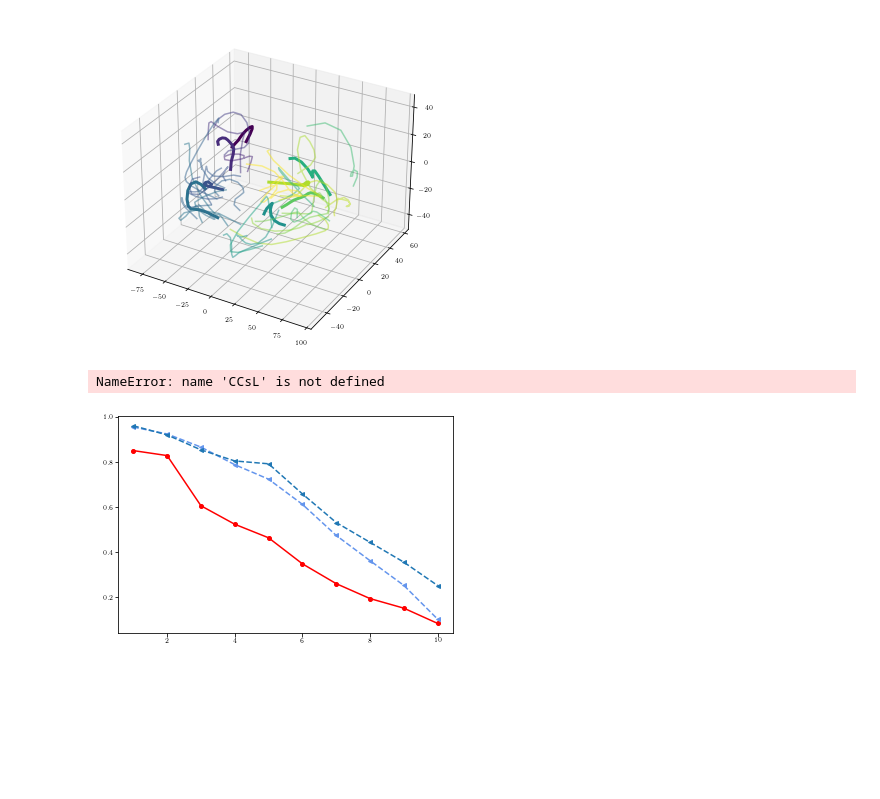
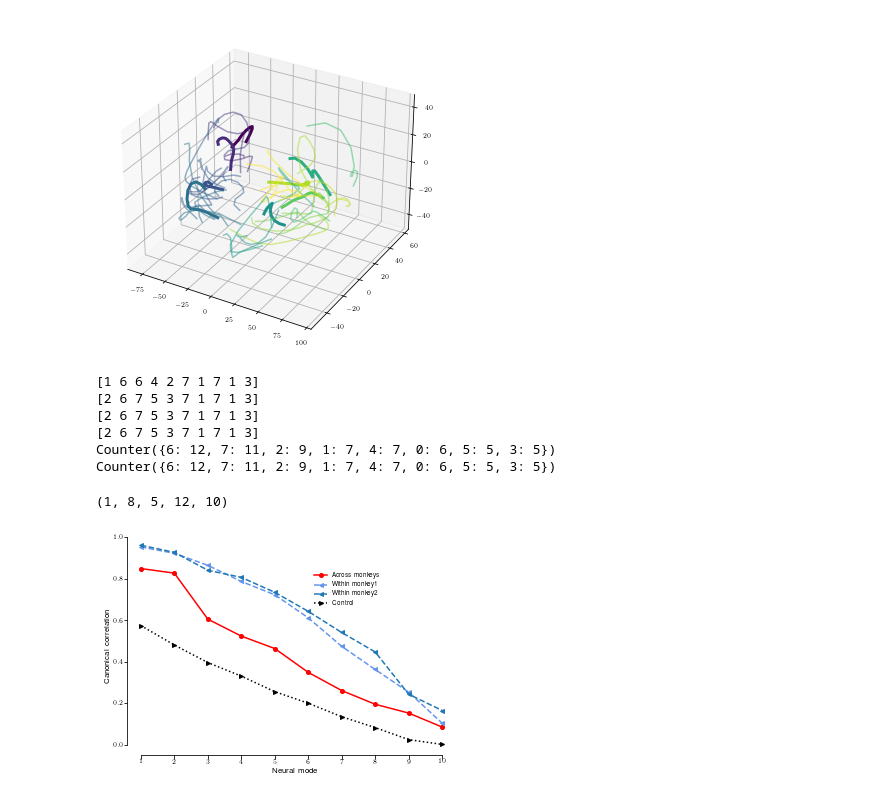
Before and after one commit to AtMostafa/multi-animal-alignment, a Jupyter notebook: random_walk/match_data.ipynb, the cells around one changed output. Drawn from its saved outputs; the diff is of its cells as text; code cells hidden in the pictures; blank space fills up the shorter version.

```diff
--- a/random_walk/match_data.ipynb
+++ b/random_walk/match_data.ipynb
@@ -98,5 +102,5 @@ def get_full_random_walk_data():
 # %%
-MCx_list, allDFs_MCx, allDFs_reaches_MCx = get_full_random_walk_data()
+MCx_list, allDFs_MCx, allDFs_exec_MCx = get_full_random_walk_data()
 # %%
 ref_file = 'Chewie_RT_CS_2016-10-21.mat'
 ref_i = [y for x,y in MCx_list].index(ref_file)
@@ -333,12 +350,36 @@ for df_ in [df1_subset,df2_subset]:
 [figure]
 [figure]
 [figure]
+# %%
+df1_ = pd.DataFrame({'reach_id':df1_subset.reach_id}).merge(allDFs_MCx[ref_i])
+df2_ = pd.DataFrame({'reach_id':df2_subset.reach_id}).merge(allDFs_MCx[ex_i])
+
+#set target ids
+print(df1_.target_group.values[:10])
+print(df2_.target_group.values[:10])
+
+df1_.target_group = df2_.target_group.values #TODO: fix and redefine this
+df1_['target_id'] = df1_.target_group.values
+df2_['target_id'] = df2_.target_group.values
+
+print(df1_.target_group.values[:10])
+print(df2_.target_group.values[:10])
+
+print(collections.Counter(df1_.target_group))
+print(collections.Counter(df2_.target_group))
+# %% [output]
+[1 6 6 4 2 7 1 7 1 3]
+[2 6 7 5 3 7 1 7 1 3]
+[2 6 7 5 3 7 1 7 1 3]
+[2 6 7 5 3 7 1 7 1 3]
+Counter({6: 12, 7: 11, 2: 9, 1: 7, 4: 7, 0: 6, 5: 5, 3: 5})
+Counter({6: 12, 7: 11, 2: 9, 1: 7, 4: 7, 0: 6, 5: 5, 3: 5})
 # %%
-df1 = df1_subset
-df2 = df1_subset
+#cca
+AllData1 = dt.get_data_array(df1_, epoch = defs.exec_epoch, area=defs.areas[2], model=defs.n_components)
+AllData2 = dt.get_data_array(df2_, epoch = defs.exec_epoch, area=defs.areas[2], model=defs.n_components)
+print(AllData1.shape) #session x target_groups x trials x time x modes
 
-AllData1 = dt.get_data_array(df1_subset, area=defs.areas[2], model=defs.n_components)
-AllData2 = dt.get_data_array(df2_subset, area=defs.areas[2], model=defs.n_components)
 _,_, min_trials, min_time,_ = np.min((AllData1.shape,AllData2.shape),axis=0)
 allCCs=[]
 for sessionData1,sessionData2 in zip(AllData1,AllData2):
@@ -348,25 +389,25 @@ for sessionData1,sessionData2 in zip(AllData1,AllData2):
 allCCs = np.array(allCCs).T
 
 # lower bound
-# len_trial = int(np.round(np.diff(defs.WINDOW_exec)/defs.BIN_SIZE))
-# AllDataL1 = defs._get_data_array(df1_subset, epoch_L=len_trial, area=defs.areas[2], model=defs.n_components)
-# AllDataL2 = defs._get_data_array(df2_subset, epoch_L=len_trial, area=defs.areas[2], model=defs.n_components)
-# _,_, min_trials, min_time,_ = np.min((AllDataL1.shape,AllDataL2.shape),axis=0)
-# CCsL=[]
-# for sessionData1,sessionData2 in zip(AllDataL1,AllDataL2):
-#     r = []
-#     for n in range(params.n_iter * 10):
-#         sessionData1_sh = params.rng.permutation(sessionData1,axis=0)
-#         sessionData2_sh = params.rng.permutation(sessionData2,axis=0)
-#         data1 = np.reshape(sessionData1_sh[:,:min_trials,:min_time,:], (-1,defs.n_components))
-#         data2 = np.reshape(sessionData2_sh[:,:min_trials,:min_time,:], (-1,defs.n_components))
-#         r.append(dt.canoncorr(data1, data2))
-#     CCsL.append(r)
-# CCsL = np.array(CCsL)
-# CCsL = np.percentile(CCsL, 1, axis=1).T
+len_trial = int(np.round(np.diff(defs.WINDOW_exec)/defs.BIN_SIZE))
+AllDataL1 = defs._get_data_array(df1_, epoch_L=len_trial, area=defs.areas[2], model=defs.n_components)
+AllDataL2 = defs._get_data_array(df2_, epoch_L=len_trial, area=defs.areas[2], model=defs.n_components)
+_,_, min_trials, min_time,_ = np.min((AllDataL1.shape,AllDataL2.shape),axis=0)
+CCsL=[]
+for sessionData1,sessionData2 in zip(AllDataL1,AllDataL2):
+    r = []
+    for n in range(params.n_iter * 10):
+        sessionData1_sh = params.rng.permutation(sessionData1,axis=0)
+        sessionData2_sh = params.rng.permutation(sessionData2,axis=0)
+        data1 = np.reshape(sessionData1_sh[:,:min_trials,:min_time,:], (-1,defs.n_components))
+        data2 = np.reshape(sessionData2_sh[:,:min_trials,:min_time,:], (-1,defs.n_components))
+        r.append(dt.canoncorr(data1, data2))
+    CCsL.append(r)
+CCsL = np.array(CCsL)
+CCsL = np.percentile(CCsL, 1, axis=1).T
 
 # upper bound
-AllDataU = dt.get_data_array([df1,df2], area=defs.areas[2], model=defs.n_components)
+AllDataU = dt.get_data_array([df1_,df2_], epoch = defs.exec_epoch, area=defs.areas[2], model=defs.n_components)
 n_shared_trial1 = AllDataU.shape[2]
 trialList1 = np.arange(n_shared_trial1)
 CCsU=[]
@@ -379,32 +420,32 @@ for session, sessionData in enumerate(AllDataU):
         trial2 = trialList1[-(n_shared_trial1//2):]
         data1 = np.reshape(sessionData[:,trial1,:,:], (-1,defs.n_components))
         data2 = np.reshape(sessionData[:,trial2,:,:], (-1,defs.n_components))
         r.append(dt.canoncorr(data1, data2))
     CCsU.append(r)
 CCsU = np.array(CCsU)
 CCsU = np.percentile(CCsU, 99, axis=1).T
 
 # plotting
 fig, ax = plt.subplots()
 x_ = np.arange(1,defs.n_components+1)
 ax.plot(x_, allCCs, color=params.colors.MainCC, marker = 'o', label=f'Across monkeys')
 ax.plot(x_, CCsU[:,0], color=params.colors.UpperCC, marker = '<', ls='--', label=f'Within monkey1')
 ax.plot(x_, CCsU[:,1], marker = '<', ls='--', label=f'Within monkey2')
 ax.plot(x_, CCsL, color=params.colors.LowerCC, marker = '>', ls=':', label=f'Control')
 
 
 ax.set_ylim([-.05,1])
 ax.set_xlim([.6,defs.n_components+.6])
 ax.set_xlabel('Neural mode')
 ax.xaxis.set_major_locator(MaxNLocator(integer=True))
 # ax.set_title(f'{defs.areas[2]} Alignment')
 ax.legend(loc=(.55,.67))
 ax.set_ylabel('Canonical correlation')
 
 ax.spines['top'].set_visible(False)
 ax.spines['right'].set_visible(False)
 ax.spines['bottom'].set_bounds([1,defs.n_components])
 ax.spines['left'].set_bounds([0,1])
 # %% [output]
-NameError: name 'CCsL' is not defined
+(1, 8, 5, 12, 10)
-[figure, old version]
+[figure, new version]
```
Also changed, not shown: parts of 7 cells of this notebook.
